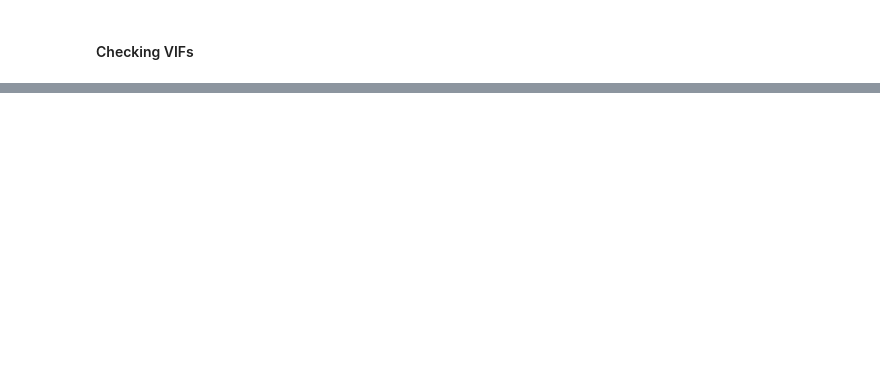
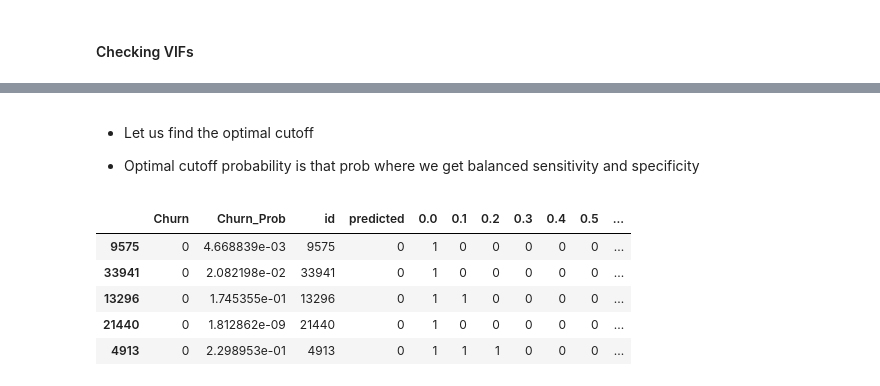
Before and after one commit to kishore-n-george/telecom-churn, a Jupyter notebook: telecom_churn.ipynb, the cells around one changed output, grey strips where cells are left out. Saved outputs shown, nothing was run; the diff lists cells and outputs as text; code cells hidden in the pictures; blank space fills up the shorter version.

```diff
--- a/telecom_churn.ipynb
+++ b/telecom_churn.ipynb
@@ -973,0 +966,3 @@ vif
+# %%
+col = col.drop('total_mou_7', 1)
+col
@@ -973,0 +975,8 @@ vif
+# %%
+X_train_sm = sm.add_constant(X_train[col])
+logm3 = build_glm_print_summary(X_train_sm,y_train,col)
+# Getting the predicted values on the train set
+y_train_pred_final = glm_predict(logm3, X_train_sm, y_train)
+y_train_pred_final.head()
+print_confusion_matrix_accuracy(y_train_pred_final)
+check_VIF(X_train)
@@ -973,0 +1125,17 @@ vif
+# %% [markdown]
+- Let us find the optimal cutoff
+
+- Optimal cutoff probability is that prob where we get balanced sensitivity and specificity
+# %%
+# Let's create columns with different probability cutoffs
+numbers = [float(x)/10 for x in range(10)]
+for i in numbers:
+    y_train_pred_final[i]= y_train_pred_final.Churn_Prob.map(lambda x: 1 if x > i else 0)
+y_train_pred_final.head()
+# %% [output]
+|  | Churn | Churn_Prob | id | predicted | 0.0 | 0.1 | 0.2 | 0.3 | 0.4 | 0.5 | ... |
+| 9575 | 0 | 4.668839e-03 | 9575 | 0 | 1 | 0 | 0 | 0 | 0 | 0 | ... |
+| 33941 | 0 | 2.082198e-02 | 33941 | 0 | 1 | 0 | 0 | 0 | 0 | 0 | ... |
+| 13296 | 0 | 1.745355e-01 | 13296 | 0 | 1 | 1 | 0 | 0 | 0 | 0 | ... |
+| 21440 | 0 | 1.812862e-09 | 21440 | 0 | 1 | 0 | 0 | 0 | 0 | 0 | ... |
+| 4913 | 0 | 2.298953e-01 | 4913 | 0 | 1 | 1 | 1 | 0 | 0 | 0 | ... |
```
Also changed, not shown: parts of 39 cells of this notebook.
